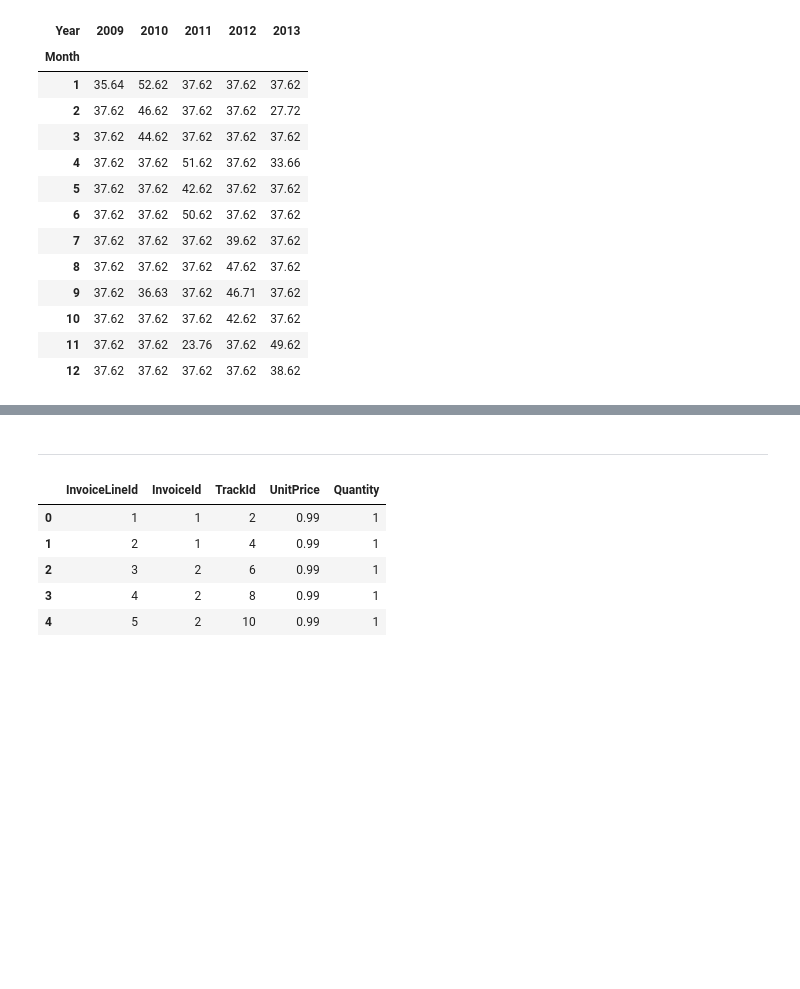
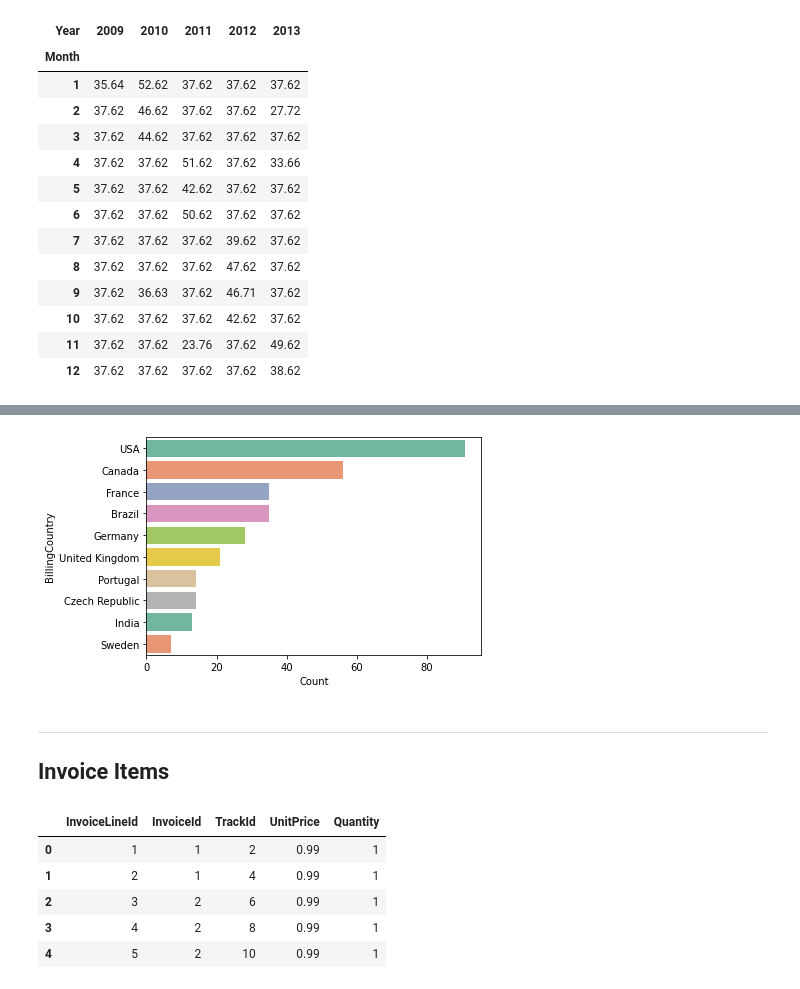
Before and after one commit to alinasansevich/chinook_SQLite_db_analysis, a Jupyter notebook: Chinook_SQLite_database_analysis.ipynb, the cells around one changed output, grey strips where cells are left out. Saved outputs shown, nothing was run; the diff lists cells and outputs as text; code cells hidden in the pictures; blank space fills up the shorter version.

Commit message:
Added new sections and almost finished with Invoices.

```diff
--- a/Chinook_SQLite_database_analysis.ipynb
+++ b/Chinook_SQLite_database_analysis.ipynb
@@ -225,0 +222,13 @@ Again, we can see that sales fluctuate year to year, but not that much, because
+# %%
+### Let's see which countries are the top 10 buyers
+query = """
+SELECT BillingCountry, COUNT(BillingCountry) AS Count
+    FROM Invoices
+        GROUP BY BillingCountry
+        ORDER BY Count DESC
+            LIMIT 10
+"""
+
+top10_countries = pd.read_sql(query, conn)
+top10_countries.index += 1
+top10_countries
@@ -226,5 +265,10 @@ Again, we can see that sales fluctuate year to year, but not that much, because
+# %%
+ax = sns.barplot(x="Count", y="BillingCountry", data=top10_countries, palette='Set2') # palette: https://seaborn.pydata.org/generated/seaborn.color_palette.html#seaborn.color_palette
+# %% [output]
+[figure, added]
 # %% [markdown]
 ***
+## Invoice Items
 # %%
 # Exploring Invoice_items table:
 
```
Also changed, not shown: parts of 27 cells of this notebook.
